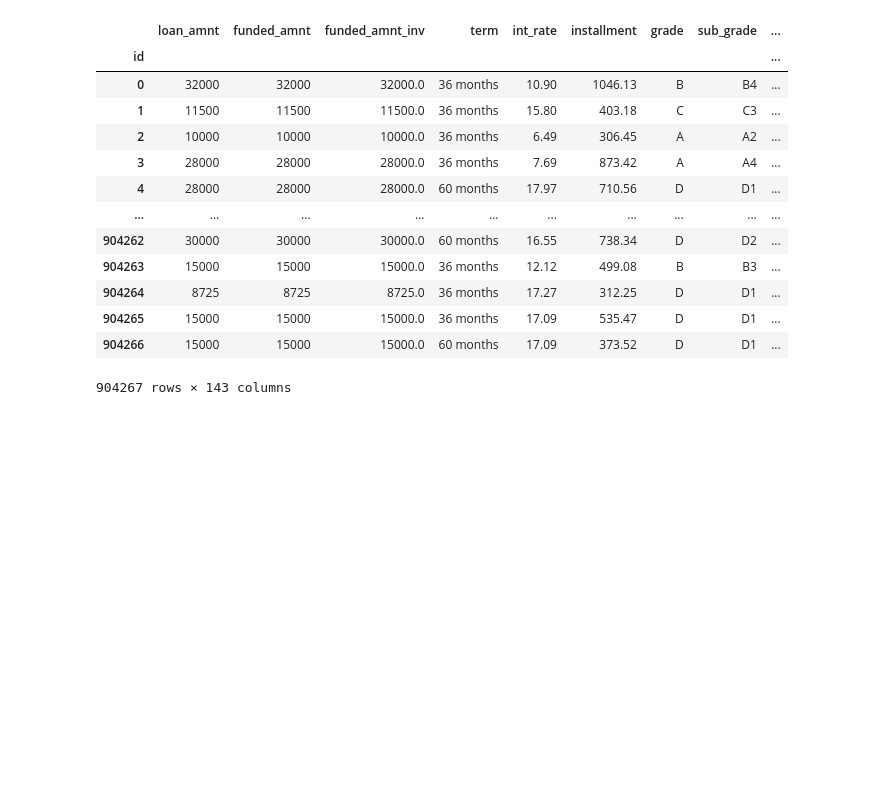
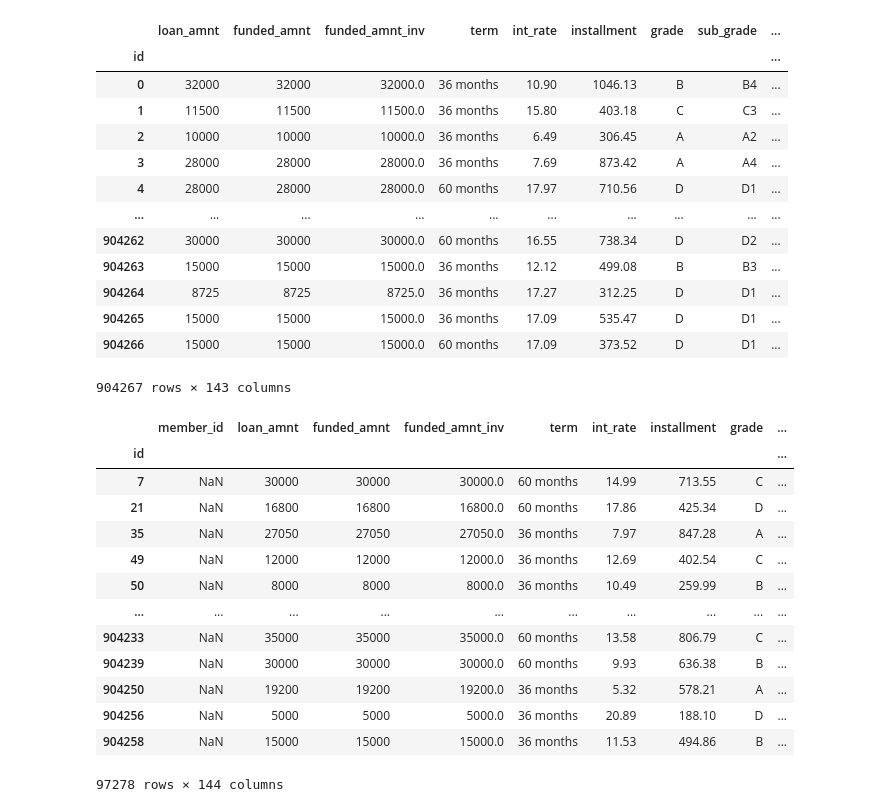
Before and after one commit to ashen007/pandas_data_analysis, a Jupyter notebook: v_2/c_2.ipynb, the cells around one changed output. Drawn from its saved outputs; the diff is of its cells as text; code cells hidden in the pictures; blank space fills up the shorter version.

```diff
--- a/v_2/c_2.ipynb
+++ b/v_2/c_2.ipynb
@@ -361,3 +361,21 @@ train.drop('member_id',axis=1)
 | 904265 | 15000 | 15000 | 15000.0 | 36 months | 17.09 | 535.47 | D | D1 | ... |
 | 904266 | 15000 | 15000 | 15000.0 | 60 months | 17.09 | 373.52 | D | D1 | ... |
 904267 rows × 143 columns
+# %%
+# checking for substring
+train[train.emp_title.str.contains('Manager',na=False)]
+# %% [output]
+|  | member_id | loan_amnt | funded_amnt | funded_amnt_inv | term | int_rate | installment | grade | ... |
+| id |  |  |  |  |  |  |  |  | ... |
+| 7 | NaN | 30000 | 30000 | 30000.0 | 60 months | 14.99 | 713.55 | C | ... |
+| 21 | NaN | 16800 | 16800 | 16800.0 | 60 months | 17.86 | 425.34 | D | ... |
+| 35 | NaN | 27050 | 27050 | 27050.0 | 36 months | 7.97 | 847.28 | A | ... |
+| 49 | NaN | 12000 | 12000 | 12000.0 | 36 months | 12.69 | 402.54 | C | ... |
+| 50 | NaN | 8000 | 8000 | 8000.0 | 36 months | 10.49 | 259.99 | B | ... |
+| ... | ... | ... | ... | ... | ... | ... | ... | ... | ... |
+| 904233 | NaN | 35000 | 35000 | 35000.0 | 60 months | 13.58 | 806.79 | C | ... |
+| 904239 | NaN | 30000 | 30000 | 30000.0 | 60 months | 9.93 | 636.38 | B | ... |
+| 904250 | NaN | 19200 | 19200 | 19200.0 | 36 months | 5.32 | 578.21 | A | ... |
+| 904256 | NaN | 5000 | 5000 | 5000.0 | 36 months | 20.89 | 188.10 | D | ... |
+| 904258 | NaN | 15000 | 15000 | 15000.0 | 36 months | 11.53 | 494.86 | B | ... |
+97278 rows × 144 columns
```
Also changed, not shown: parts of 2 cells of this notebook.
